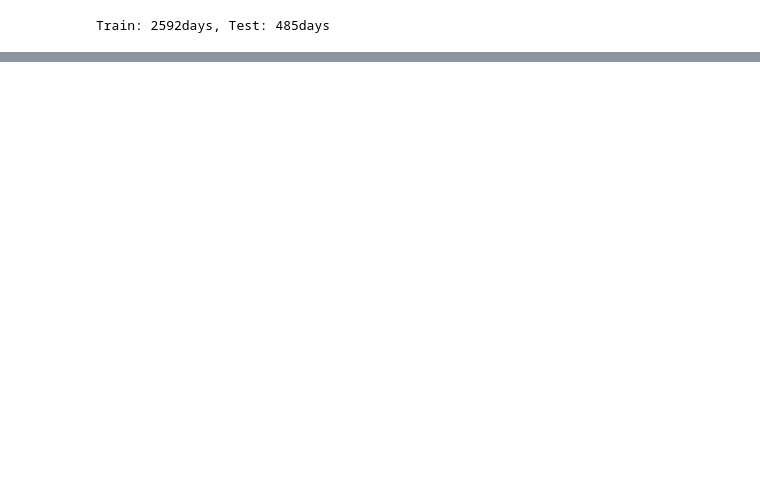
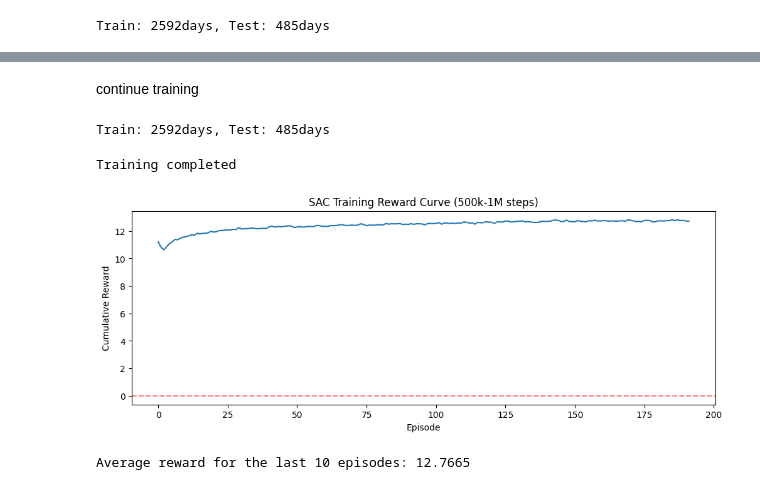
Before and after one commit to blackcatyu/DRL-for-Portfolio-Allocation, a Jupyter notebook: notebooks/03_train_step_retrun_sac.ipynb, the cells around one changed output, grey strips where cells are left out. Saved outputs shown, nothing was run; the diff lists cells and outputs as text; code cells hidden in the pictures; blank space fills up the shorter version.

Commit message:
train more SAC

```diff
--- a/notebooks/03_train_step_retrun_sac.ipynb
+++ b/notebooks/03_train_step_retrun_sac.ipynb
@@ -83,3 +87,81 @@ print(f"Average reward for the last 10 episodes: {sum(callback_sac500k.episode_r
 # %%
 model_sac500k.save("../agents/sac_step_500k")
 np.save("../agents/sac_step_500k", callback_sac500k.episode_rewards)
+# %% [markdown]
+continue training
+# %%
+import sys
+sys.path.append('../')
+
+import numpy as np
+import pandas as pd
+import importlib
+import matplotlib.pyplot as plt
+
+import env.trading_env as te
+import features.feature_engineering as fe
+importlib.reload(te)
+importlib.reload(fe)
+
+from stable_baselines3 import SAC
+from stable_baselines3.common.callbacks import BaseCallback
+
+# Read data
+df = pd.read_excel('../data/data.xlsx', skiprows=6, header=0)
+df.columns = ['date', 'gold', 'silver', 'copper']
+df = df[pd.to_datetime(df['date'], errors='coerce').notna()]
+df['date'] = pd.to_datetime(df['date'])
+df.set_index('date', inplace=True)
+
+# Feature engineering
+features_final = fe.build_features(df)
+
+# Split
+train = features_final[features_final.index <= '2023-12-31']
+test = features_final[features_final.index >= '2024-01-01']
+price_train = df[df.index.isin(train.index)]
+price_test = df[df.index.isin(test.index)]
+
+print(f"Train: {len(train)}days, Test: {len(test)}days")
+
+train_env = te.MetalTradingEnv(train, price_train)
+model_sac1m = SAC.load("../agents/sac_step_500k", env=train_env)
+# %% [output]
+Train: 2592days, Test: 485days
+# %%
+# Continue training for 500,000 steps (to reach a total of 1 million)
+class RewardCallback(BaseCallback):
+    def __init__(self):
+        super().__init__()
+        self.episode_rewards = []
+        self.current_rewards = []
+
+    def _on_step(self):
+        reward = self.locals['rewards'][0]
+        self.current_rewards.append(reward)
+
+        if self.locals['dones'][0]:
+            self.episode_rewards.append(sum(self.current_rewards))
+            self.current_rewards = []
+        return True
+
+# New callback records for subsequent training
+callback_sac_1m = RewardCallback()
+
+model_sac1m.learn(total_timesteps=500_000, callback=callback_sac_1m, reset_num_timesteps=False)
+print("Training completed")
+
+# plot
+plt.figure(figsize=(12, 4))
+plt.plot(callback_sac_1m.episode_rewards)
+plt.xlabel("Episode")
+plt.ylabel("Cumulative Reward")
+plt.title("SAC Training Reward Curve (500k-1M steps)")
+plt.axhline(y=0, color='r', linestyle='--', alpha=0.5)
+plt.show()
+
+print(f"Average reward for the last 10 episodes: {sum(callback_sac_1m.episode_rewards[-10:])/10:.4f}")
+# %% [output]
+Training completed
+[figure, added]
+Average reward for the last 10 episodes: 12.7665
```
Also changed, not shown: parts of 5 cells of this notebook, 6 other files.
